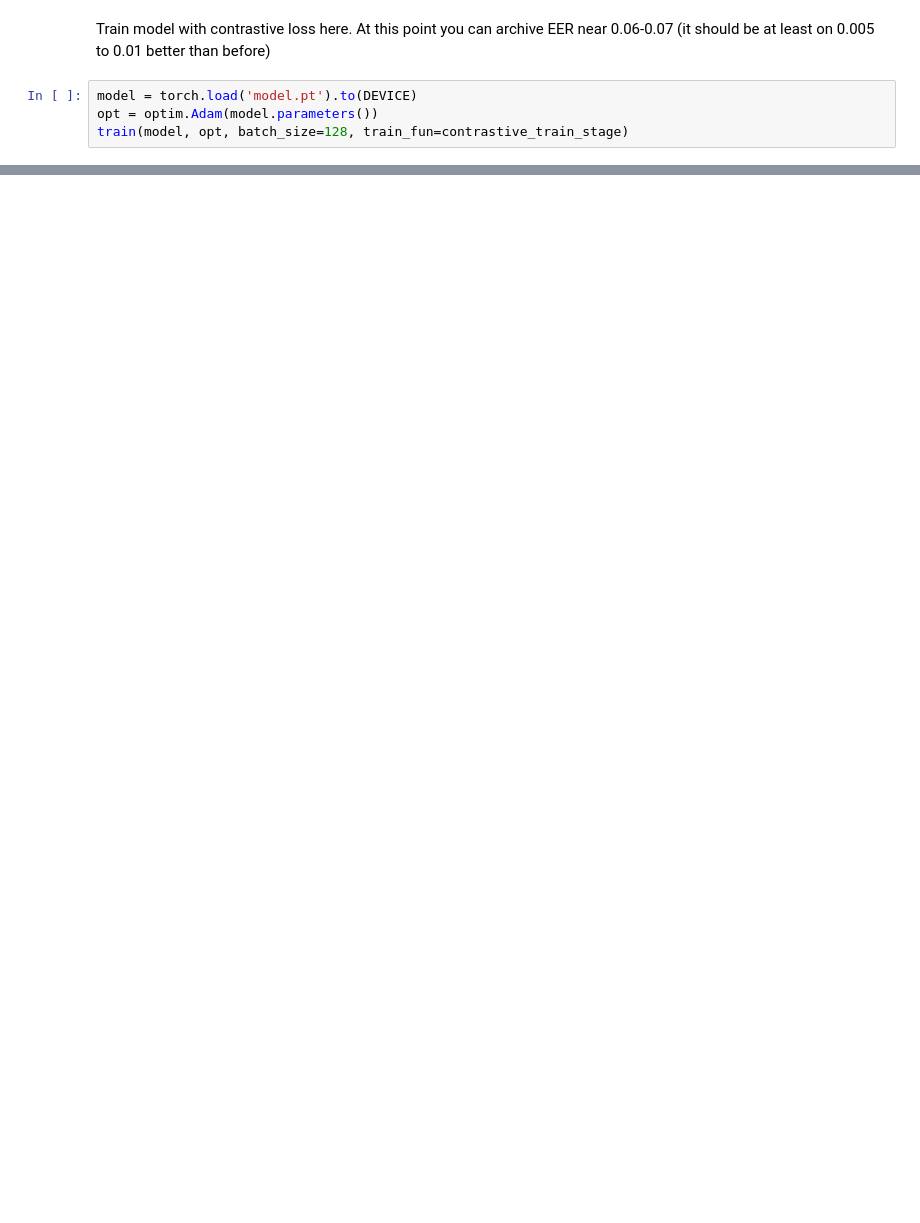
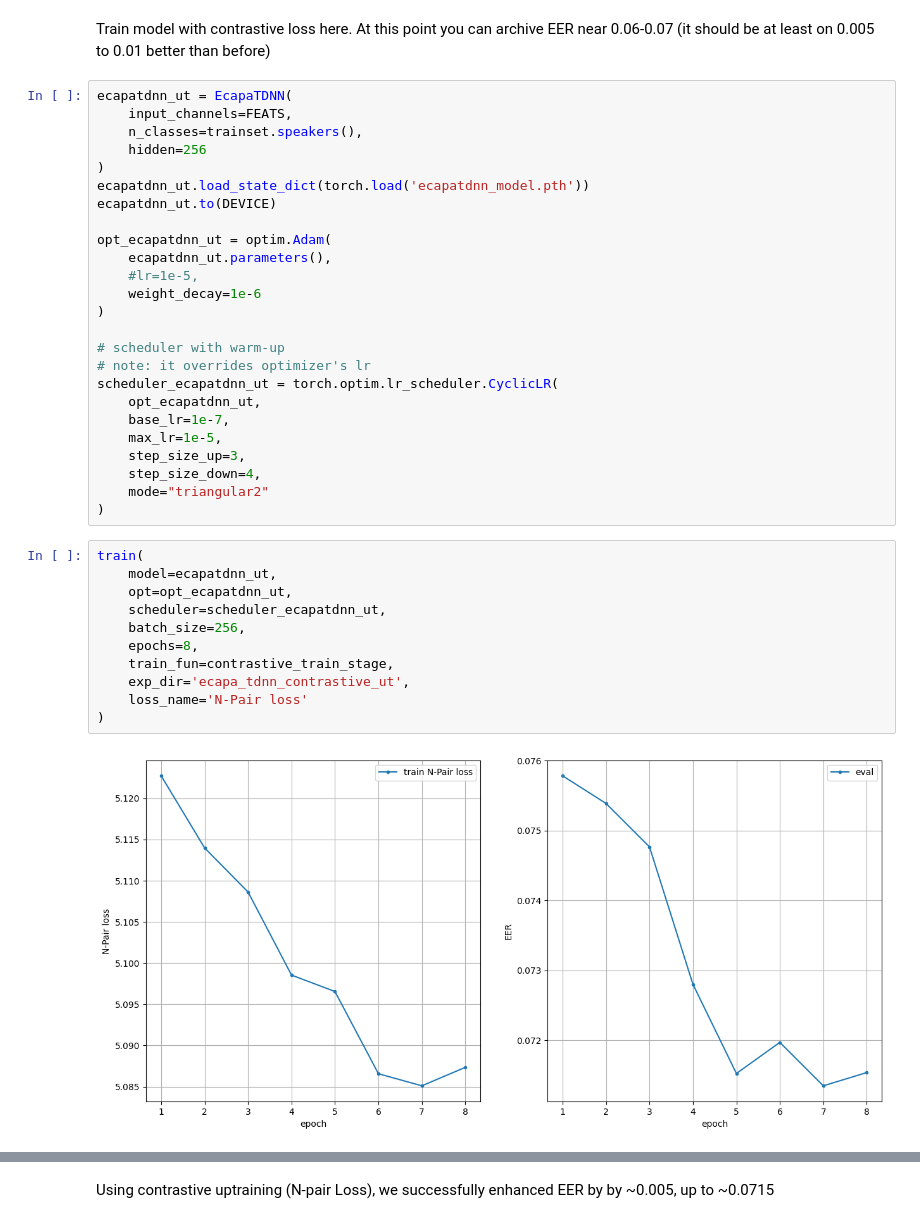
Before and after one commit to AiratNazmiev/speech_course, a Jupyter notebook: labs/3_Biometrics/biometrics.ipynb, the cells around one changed output, grey strips where cells are left out. Saved outputs shown, nothing was run; the diff lists cells and outputs as text; blank space fills up the shorter version.

```diff
--- a/labs/3_Biometrics/biometrics.ipynb
+++ b/labs/3_Biometrics/biometrics.ipynb
@@ -645,6 +809,40 @@ def contrastive_train_stage(model, opt, batch_size: int = 256):
 # %% [markdown]
 Train model with contrastive loss here. At this point you can archive EER near 0.06-0.07 (it should be at least on 0.005 to 0.01 better than before)
-# %%
-model = torch.load('model.pt').to(DEVICE)
-opt = optim.Adam(model.parameters())
-train(model, opt, batch_size=128, train_fun=contrastive_train_stage)
+# %%
+ecapatdnn_ut = EcapaTDNN(
+    input_channels=FEATS,
+    n_classes=trainset.speakers(),
+    hidden=256
+)
+ecapatdnn_ut.load_state_dict(torch.load('ecapatdnn_model.pth'))
+ecapatdnn_ut.to(DEVICE)
+
+opt_ecapatdnn_ut = optim.Adam(
+    ecapatdnn_ut.parameters(),
+    #lr=1e-5,
+    weight_decay=1e-6
+)
+
+# scheduler with warm-up
+# note: it overrides optimizer's lr
+scheduler_ecapatdnn_ut = torch.optim.lr_scheduler.CyclicLR(
+    opt_ecapatdnn_ut,
+    base_lr=1e-7,
+    max_lr=1e-5,
+    step_size_up=3,
+    step_size_down=4,
+    mode="triangular2"
+)
+# %%
+train(
+    model=ecapatdnn_ut,
+    opt=opt_ecapatdnn_ut,
+    scheduler=scheduler_ecapatdnn_ut,
+    batch_size=256,
+    epochs=8,
+    train_fun=contrastive_train_stage,
+    exp_dir='ecapa_tdnn_contrastive_ut',
+    loss_name='N-Pair loss'
+)
+# %% [output]
+[figure, added]
@@ -650,0 +850,2 @@ train(model, opt, batch_size=128, train_fun=contrastive_train_stage)
+# %% [markdown]
+Using contrastive uptraining (N-pair Loss), we successfully enhanced EER by by ~0.005, up to ~0.0715
```
Also changed, not shown: parts of 25 cells of this notebook.
